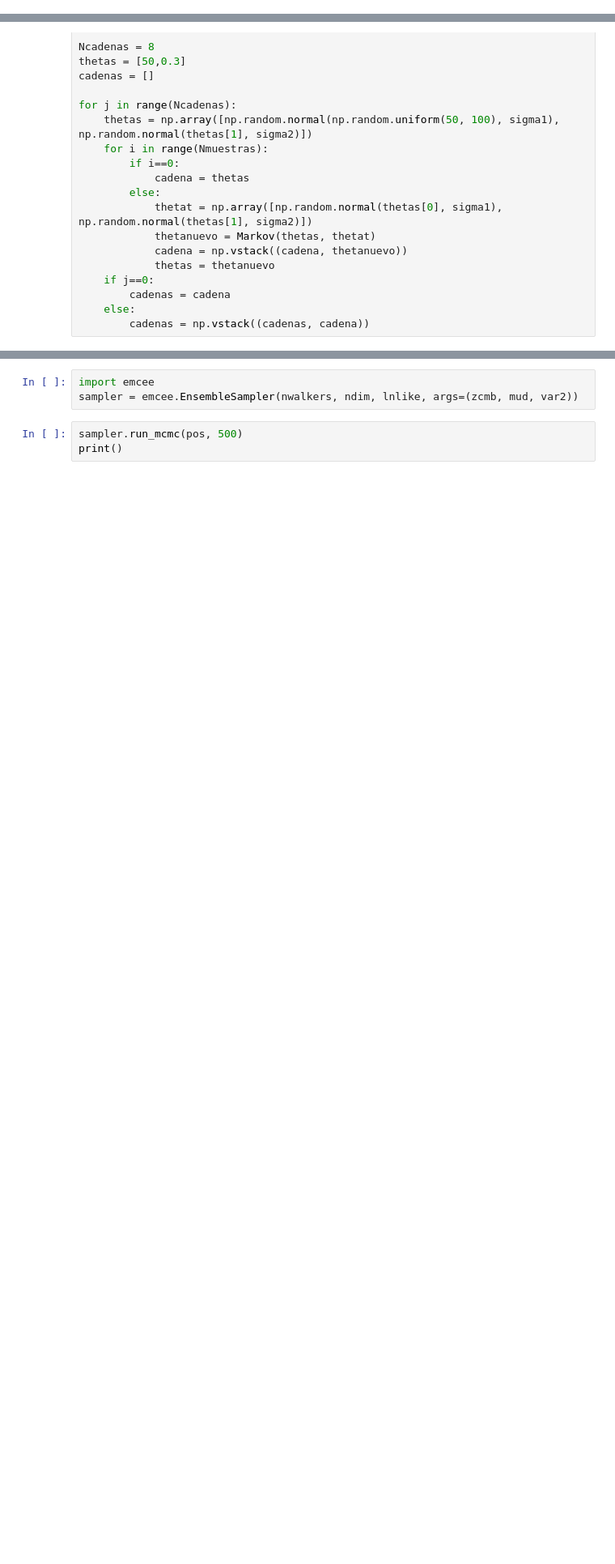
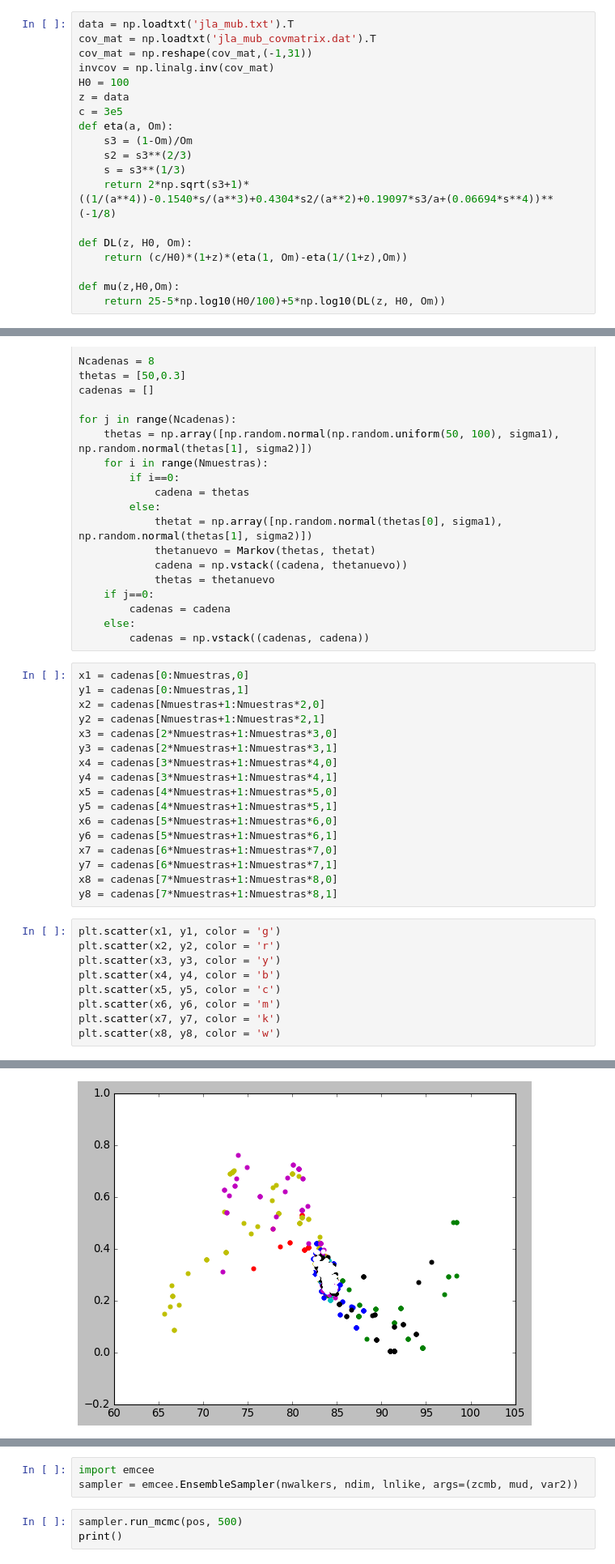
Before and after one commit to CosmoStats/projectofinal1-2018-all, a Jupyter notebook: f_project.ipynb, the cells around one changed output, grey strips where cells are left out. Shown at 81% size. Drawn from its saved outputs; the diff is of its cells as text; blank space fills up the shorter version.

```diff
--- a/f_project.ipynb
+++ b/f_project.ipynb
@@ -143,3 +150,22 @@ plt.show()
+# %%
+data = np.loadtxt('jla_mub.txt').T
+cov_mat = np.loadtxt('jla_mub_covmatrix.dat').T
+cov_mat = np.reshape(cov_mat,(-1,31))
+invcov = np.linalg.inv(cov_mat)
+H0 = 100
+z = data
+c = 3e5
+def eta(a, Om):
+    s3 = (1-Om)/Om
+    s2 = s3**(2/3)
+    s = s3**(1/3)
+    return 2*np.sqrt(s3+1)*((1/(a**4))-0.1540*s/(a**3)+0.4304*s2/(a**2)+0.19097*s3/a+(0.06694*s**4))**(-1/8)
+
+def DL(z, H0, Om):
+    return (c/H0)*(1+z)*(eta(1, Om)-eta(1/(1+z),Om))
+
+def mu(z,H0,Om):
+    return 25-5*np.log10(H0/100)+5*np.log10(DL(z, H0, Om))
 # %%
 def lnlh(x, theta):
     modelo=mu(data[0], theta[0],theta[1])
@@ -185,3 +211,30 @@ for j in range(Ncadenas):
         cadenas = cadena
     else:
         cadenas = np.vstack((cadenas, cadena))
+# %%
+x1 = cadenas[0:Nmuestras,0]
+y1 = cadenas[0:Nmuestras,1]
+x2 = cadenas[Nmuestras+1:Nmuestras*2,0]
+y2 = cadenas[Nmuestras+1:Nmuestras*2,1]
+x3 = cadenas[2*Nmuestras+1:Nmuestras*3,0]
+y3 = cadenas[2*Nmuestras+1:Nmuestras*3,1]
+x4 = cadenas[3*Nmuestras+1:Nmuestras*4,0]
+y4 = cadenas[3*Nmuestras+1:Nmuestras*4,1]
+x5 = cadenas[4*Nmuestras+1:Nmuestras*5,0]
+y5 = cadenas[4*Nmuestras+1:Nmuestras*5,1]
+x6 = cadenas[5*Nmuestras+1:Nmuestras*6,0]
+y6 = cadenas[5*Nmuestras+1:Nmuestras*6,1]
+x7 = cadenas[6*Nmuestras+1:Nmuestras*7,0]
+y7 = cadenas[6*Nmuestras+1:Nmuestras*7,1]
+x8 = cadenas[7*Nmuestras+1:Nmuestras*8,0]
+y8 = cadenas[7*Nmuestras+1:Nmuestras*8,1]
+# %%
+plt.scatter(x1, y1, color = 'g')
+plt.scatter(x2, y2, color = 'r')
+plt.scatter(x3, y3, color = 'y')
+plt.scatter(x4, y4, color = 'b')
+plt.scatter(x5, y5, color = 'c')
+plt.scatter(x6, y6, color = 'm')
+plt.scatter(x7, y7, color = 'k')
+plt.scatter(x8, y8, color = 'w')
+# %% [output]
@@ -187,0 +242 @@ for j in range(Ncadenas):
+[figure, added]
```
Also changed, not shown: parts of 27 cells of this notebook, 2 other files.
